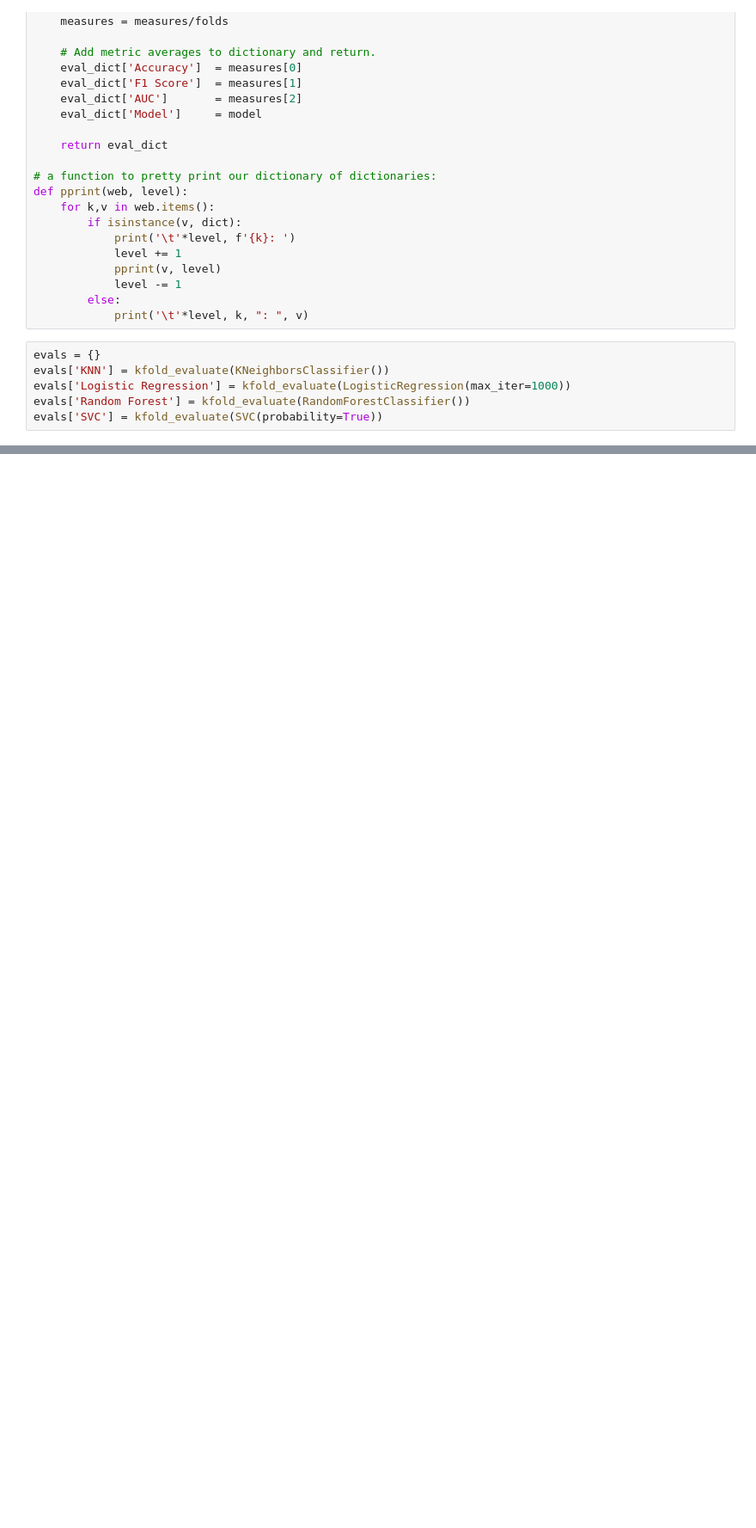
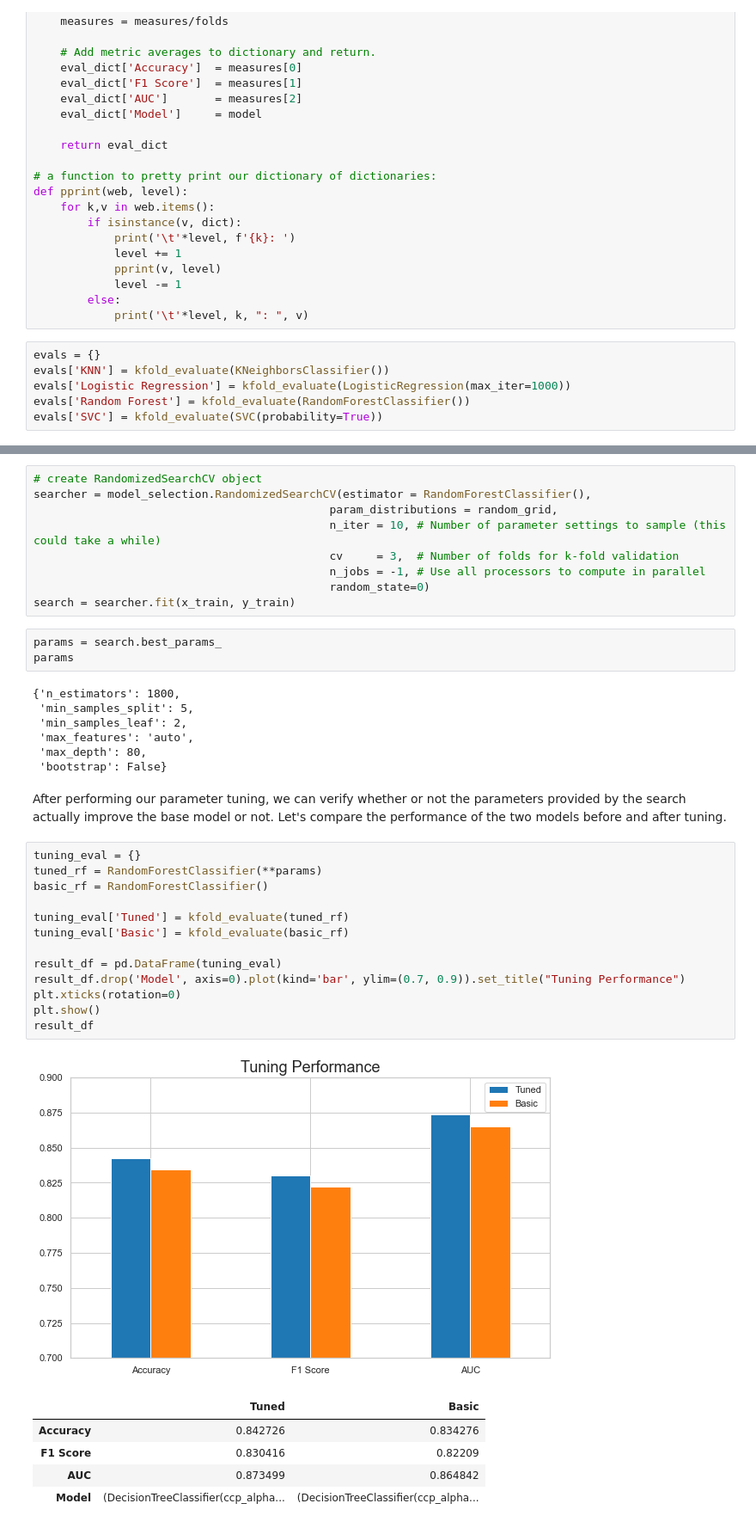
Before and after one commit to wcneill/kaggle, a Jupyter notebook: titanic/titanic02.ipynb, the cells around one changed output, grey strips where cells are left out. Shown: that part at 86% size. Drawn from its saved outputs; the diff is of its cells as text; blank space fills up the shorter version.

```diff
--- a/titanic/log_reg_00v2.ipynb
+++ b/titanic/titanic02.ipynb
@@ -458,0 +491,41 @@ It appears that we have a clear winner in our Random Forest classifier.
+# %%
+# create RandomizedSearchCV object
+searcher = model_selection.RandomizedSearchCV(estimator = RandomForestClassifier(),
+                                            param_distributions = random_grid,
+                                            n_iter = 10, # Number of parameter settings to sample (this could take a while)
+                                            cv     = 3,  # Number of folds for k-fold validation
+                                            n_jobs = -1, # Use all processors to compute in parallel
+                                            random_state=0)
+search = searcher.fit(x_train, y_train)
+# %%
+params = search.best_params_
+params
+# %% [output]
+{'n_estimators': 1800,
+ 'min_samples_split': 5,
+ 'min_samples_leaf': 2,
+ 'max_features': 'auto',
+ 'max_depth': 80,
+ 'bootstrap': False}
+# %% [markdown]
+After performing our parameter tuning, we can verify whether or not the parameters provided by the search actually improve the base model or not. Let's compare the performance of the two models before and after tuning.
+# %%
+tuning_eval = {}
+tuned_rf = RandomForestClassifier(**params)
+basic_rf = RandomForestClassifier()
+
+tuning_eval['Tuned'] = kfold_evaluate(tuned_rf)
+tuning_eval['Basic'] = kfold_evaluate(basic_rf)
+
+result_df = pd.DataFrame(tuning_eval)
+result_df.drop('Model', axis=0).plot(kind='bar', ylim=(0.7, 0.9)).set_title("Tuning Performance")
+plt.xticks(rotation=0)
+plt.show()
+result_df
+# %% [output]
+[figure, added]
+|  | Tuned | Basic |
+| Accuracy | 0.842726 | 0.834276 |
+| F1 Score | 0.830416 | 0.82209 |
+| AUC | 0.873499 | 0.864842 |
+| Model | (DecisionTreeClassifier(ccp_alpha... | (DecisionTreeClassifier(ccp_alpha... |
```
Also changed, not shown: parts of 22 cells of this notebook, 1 other file.
